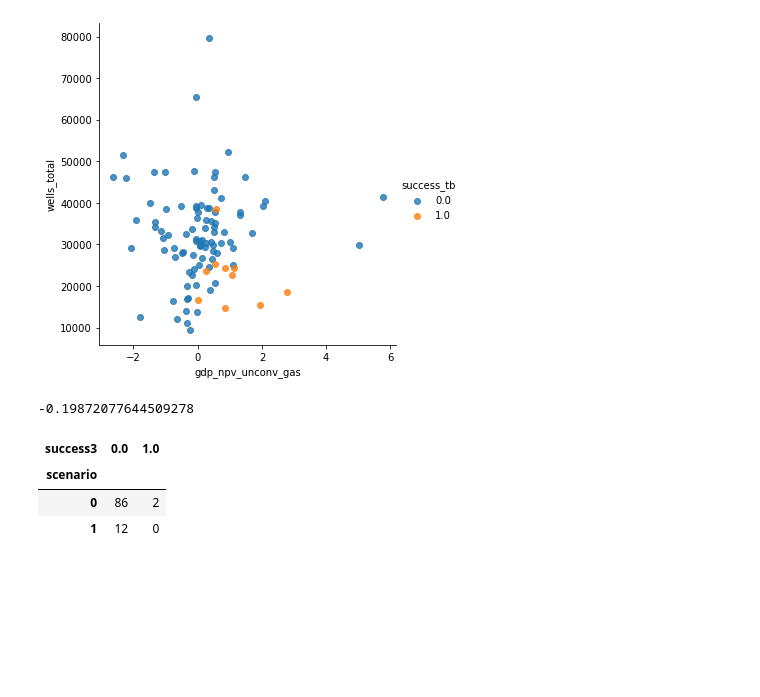
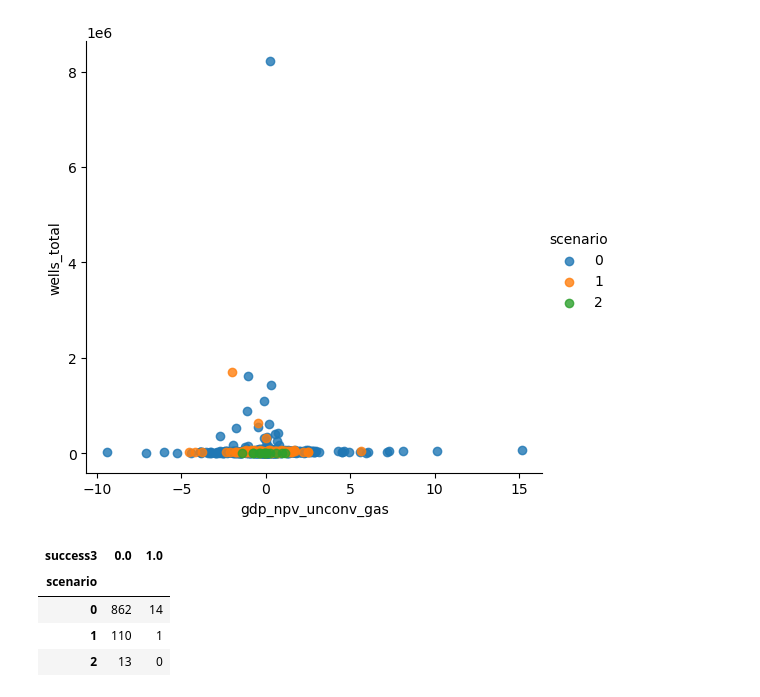
Before and after one commit to worldbank/Vacauerta, a Jupyter notebook: src/flipped.ipynb, the cells around one changed output. Cells and saved outputs as stored; diff of their text form; code cells hidden in the pictures; blank space fills up the shorter version.

```diff
--- a/src/flipped.ipynb
+++ b/src/flipped.ipynb
@@ -41,10 +41,10 @@ colnames= ['year','run','Conv_gas_price','Unconv_gas_price','Conv_oil_price','Un
 'Conv_gas_starts','Unconv_gas_starts','Conv_oil_starts','Unconv_oil_starts',
 'Conv_gas_discount_factor','Unconv_gas_discount_factor','Conv_oil_discount_factor','Unconv_oil_discount_factor']
 # %%
-outcomes = pd.read_csv(indir+"vm_outcomes_2.csv")
-experiments = pd.read_csv(indir+"vm_experiments_2.csv")
-tradebal= pd.read_csv(indir+"fiscal ts outcomes_2.csv",index_col = False,names = colnames, skiprows = 1 )
-physbal = pd.read_csv(indir+"physical ts outcomes_2.csv" )
+outcomes = pd.read_csv(indir+"vm_outcomes.csv")
+experiments = pd.read_csv(indir+"vm_experiments.csv")
+tradebal= pd.read_csv(indir+"fiscal ts outcomes.csv",index_col = False,names = colnames, skiprows = 1 )
+physbal = pd.read_csv(indir+"physical ts outcomes.csv" )
 # %%
 fbal = tradebal.groupby('run').mean()
 
@@ -81,18 +83,17 @@ data.loc[(data['gdp_npv_unconv_gas'] <0)|(data['gdp_ft_unconv_gas'] <0), 'succes
 data.loc[(data['gdp_npv_unconv_gas'] >0)&(data['Unconv_gas_trade balance'] >0), 'success_tb'] =1
 data.loc[(data['gdp_npv_unconv_gas'] <0)|(data['Unconv_gas_trade balance'] <0), 'success_tb'] =0
 # %%
-plot = sns.lmplot(x="gdp_npv_unconv_gas", y="wells_total", data=data, fit_reg=False, hue='success_tb', legend=True)
+plot = sns.lmplot(x="gdp_npv_unconv_gas", y="wells_total", data=data, fit_reg=False, hue='scenario', legend=True)
 plt.show()
 # %% [output]
-[figure, old version]
+[figure, new version]
 # %%
-print(pd.Series.corr(data['success3'],data['wells_total']))
+# print(pd.Series.corr(data['success3'],data['wells_total']))
-# %% [output]
--0.19872077644509278
 # %%
 pd.crosstab(data['scenario'],data['success3'])
 # %% [output]
 | success3 | 0.0 | 1.0 |
 | scenario |  |  |
-| 0 | 86 | 2 |
-| 1 | 12 | 0 |
+| 0 | 862 | 14 |
+| 1 | 110 | 1 |
+| 2 | 13 | 0 |
```
Also changed, not shown: parts of 11 cells of this notebook, 1 other file.
